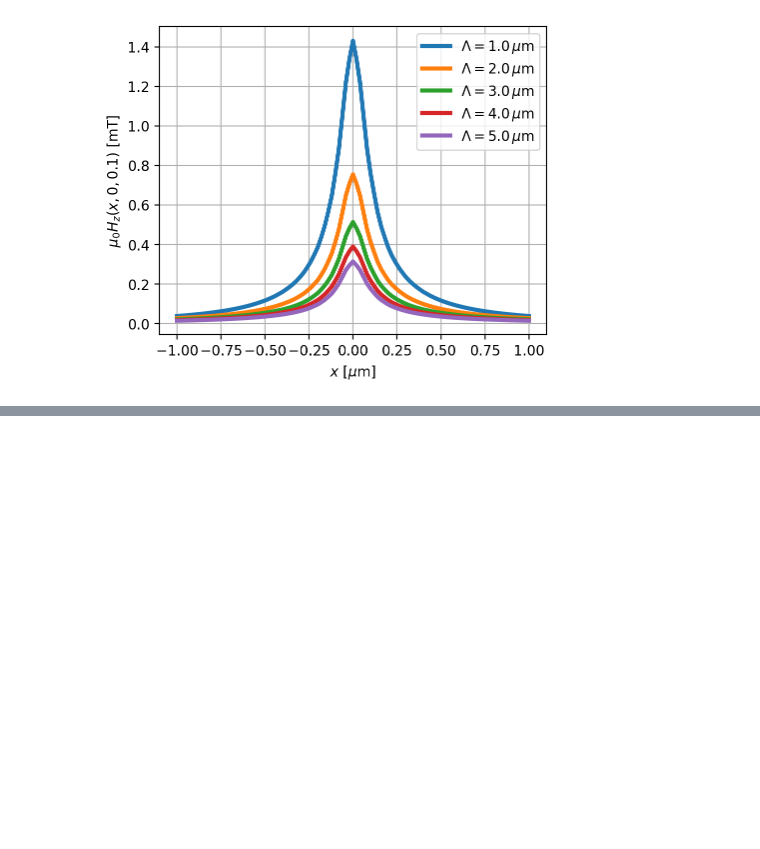
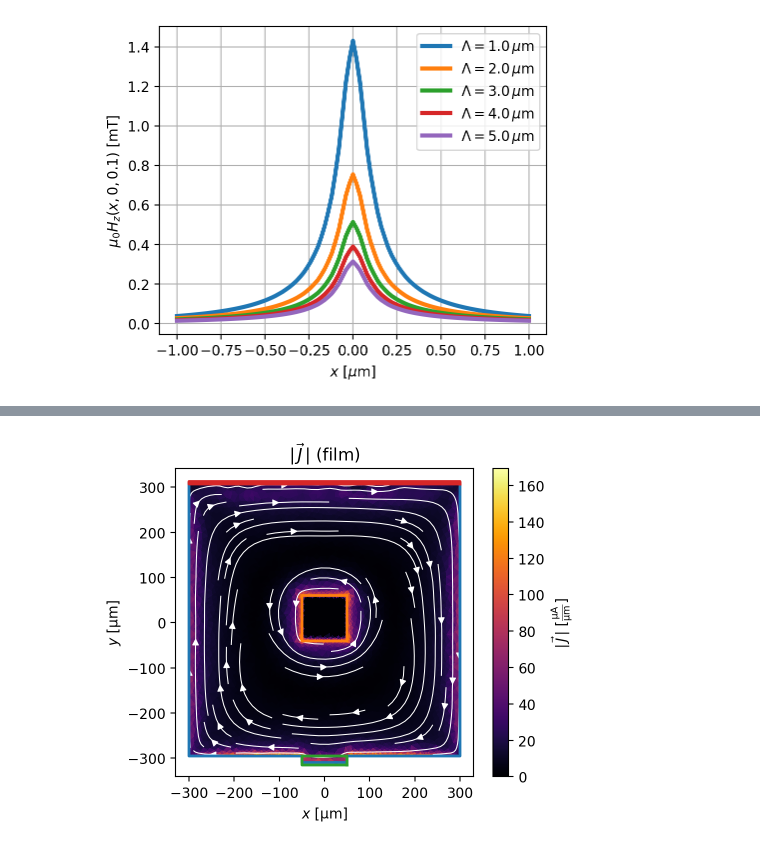
Before and after one commit to LeviathansDaughter/LOLIGO-VULGARIS, a Jupyter notebook: Untitled4.ipynb, the cells around one changed output, grey strips where cells are left out. Saved outputs shown, nothing was run; the diff lists cells and outputs as text; code cells hidden in the pictures; blank space fills up the shorter version.

```diff
--- a/Untitled4.ipynb
+++ b/Untitled4.ipynb
@@ -1081,0 +1253,5 @@ _ = ax.legend(loc=0)
+# %%
+fig, axes = solution.plot_currents(streamplot=True)
+_ = device.plot_polygons(ax=axes[0], lw=2)
+# %% [output]
+[figure, added]
```
Also changed, not shown: parts of 7 cells of this notebook.
